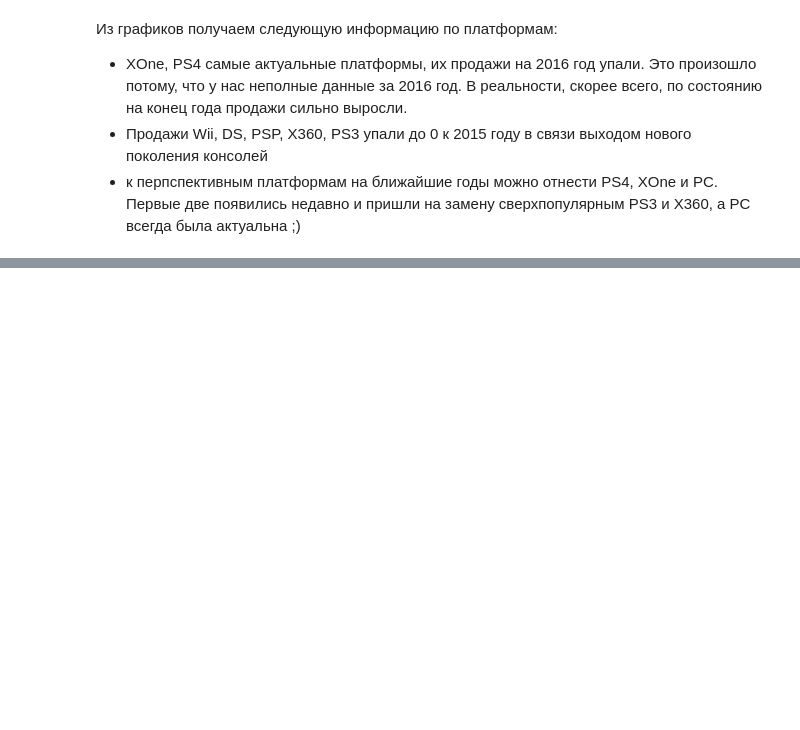
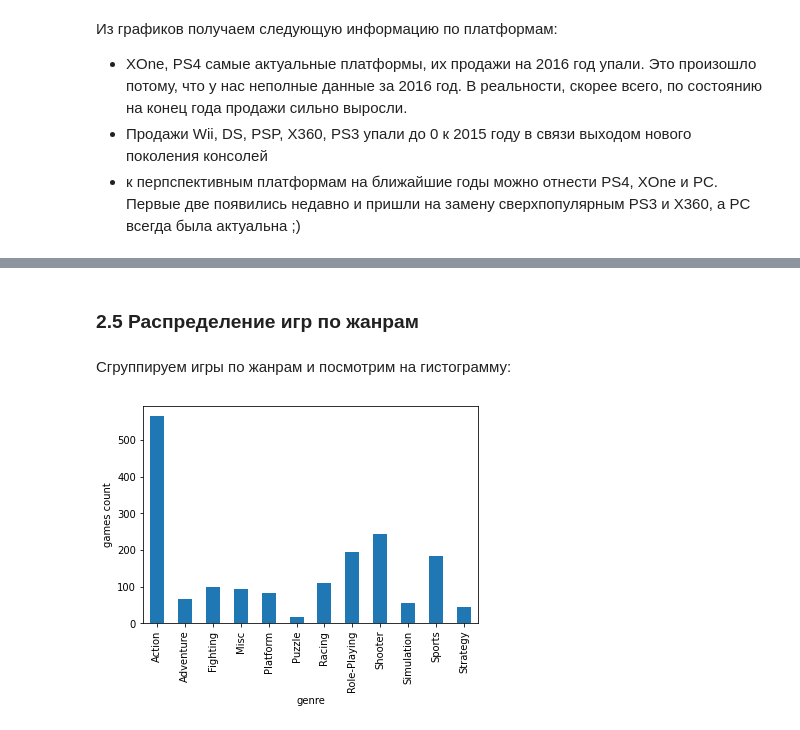
Before and after one commit to skeichenka/yndxdacourse, a Jupyter notebook: final project.ipynb, the cells around one changed output, grey strips where cells are left out. Saved outputs shown, nothing was run; the diff lists cells and outputs as text; code cells hidden in the pictures; blank space fills up the shorter version.

```diff
--- a/final project.ipynb
+++ b/final project.ipynb
@@ -517,0 +551,8 @@ df_since_2011[df_since_2011.platform.isin(['XOne', 'PS4', 'PC'])].boxplot(by='pl
+# %% [markdown]
+### 2.5 Распределение игр по жанрам
+# %% [markdown]
+Сгруппируем игры по жанрам и посмотрим на гистограмму:
+# %%
+df_since_2011.groupby('genre')['genre'].count().plot(kind='bar', ylabel="games count");
+# %% [output]
+[figure, added]
```
Also changed, not shown: parts of 73 cells of this notebook.
